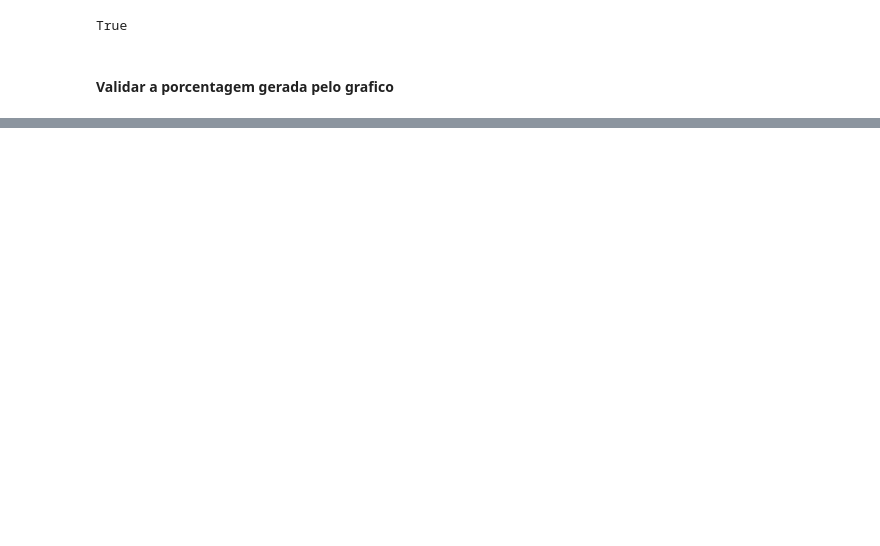
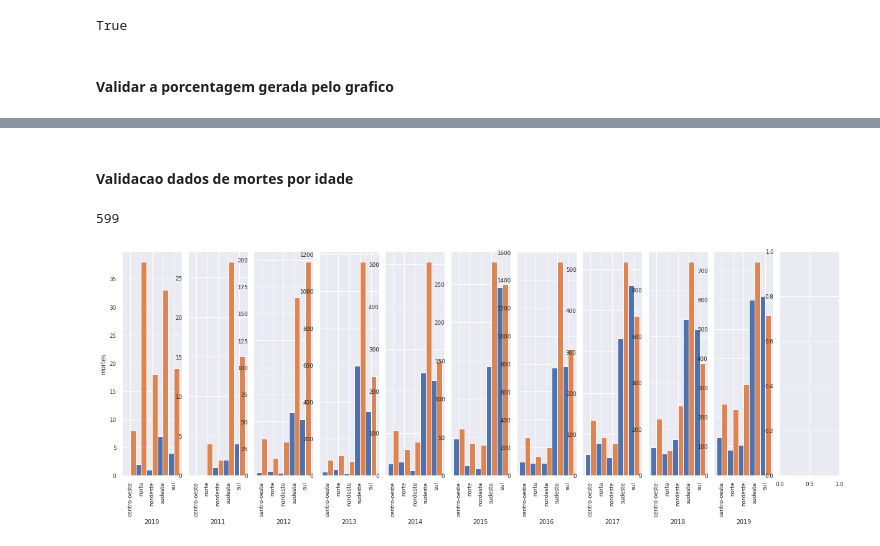
Before and after one commit to brunoartc/IC-Virus-Gripe, a Jupyter notebook: Estudo das variaveis.ipynb, the cells around one changed output, grey strips where cells are left out. Cells and saved outputs as stored; diff of their text form; code cells hidden in the pictures; blank space fills up the shorter version.

```diff
--- a/Estudo das variaveis.ipynb
+++ b/Estudo das variaveis.ipynb
@@ -1231,0 +1245,12 @@ True
+# %% [markdown]
+#### Validacao dados de mortes por idade
+# %%
+plot_bar_per_variable(output_celan['mortos'], variable="IDADE", all_ages=True, age='menos_60')
+#plot_bar_per_variable(output_celan['mortos'], variable="IDADE", all_ages=True, age='mais_60')
+ddd = output_celan['mortos']['mais_60']['2019']['sudeste']
+ddd["DT_NASC_PARSED"] = pd.to_datetime(ddd['DT_NASC'], errors = 'coerce')
+ddd["DT_NASC"].count()
+#output_celan['mortos']['menos_60']
+# %% [output]
+599
+[figure, added]
```
Also changed, not shown: parts of 19 cells of this notebook, 1 other file.
